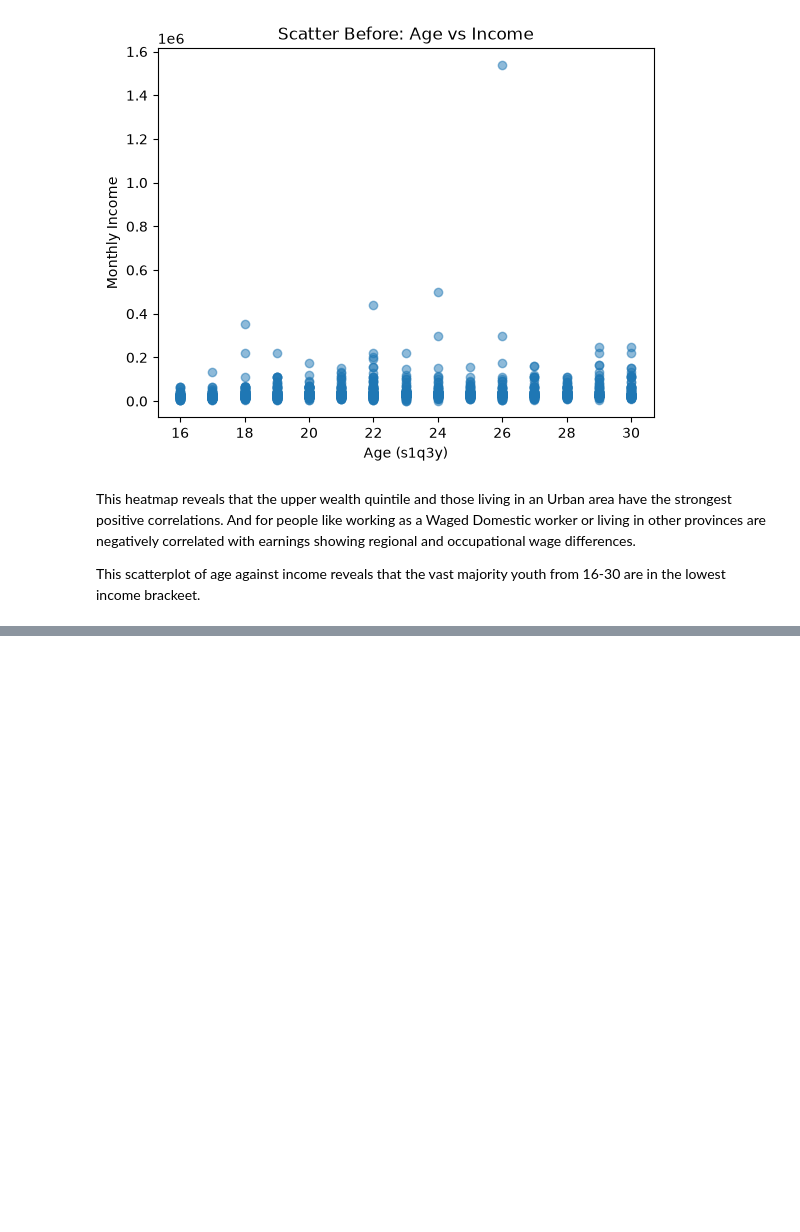
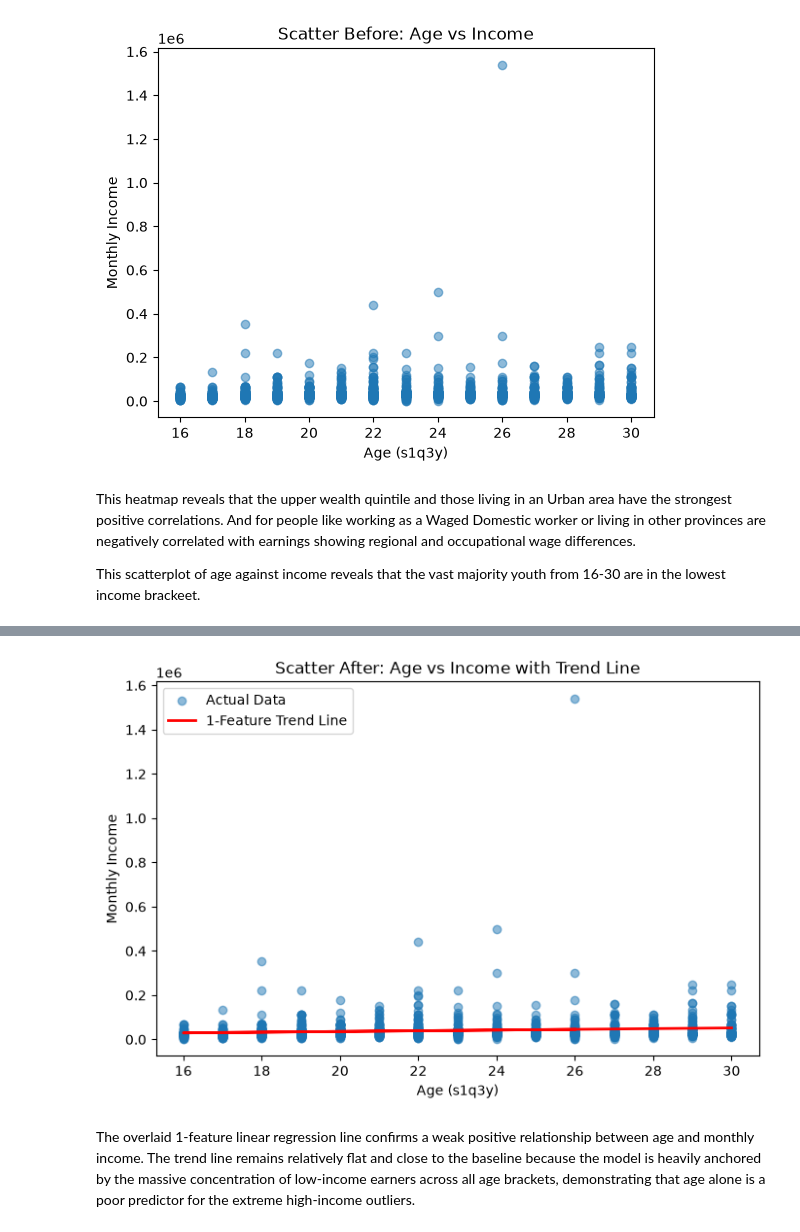
Before and after one commit to boaziza/linear_regression_model, a Jupyter notebook: summative/linear_regression/multivariate.ipynb, the cells around one changed output, grey strips where cells are left out. Cells and saved outputs as stored; diff of their text form; code cells hidden in the pictures; blank space fills up the shorter version.

```diff
--- a/summative/linear_regression/multivariate.ipynb
+++ b/summative/linear_regression/multivariate.ipynb
@@ -128,0 +161,22 @@ The SGDRegressor loss curve shows both MSE remain very high which suggests that
+# %%
+# Train a simple Linear Regression model on just the Age feature
+X_train_single = X_train[['s1q3y']]
+single_lr = LinearRegression()
+single_lr.fit(X_train_single, y_train)
+
+# Re-plot the original scatter
+plt.figure(figsize=(8, 5))
+plt.scatter(df_encoded['s1q3y'], df_encoded['monthly_income'], alpha=0.5, label='Actual Data')
+
+# Overlay the regression prediction line
+plt.plot(X_train_single, single_lr.predict(X_train_single), color='red', linewidth=2, label='1-Feature Trend Line')
+
+plt.xlabel("Age (s1q3y)")
+plt.ylabel("Monthly Income")
+plt.title("Scatter After: Age vs Income with Trend Line")
+plt.legend()
+plt.show()
+# %% [output]
+[figure, added]
+# %% [markdown]
+The overlaid 1-feature linear regression line confirms a weak positive relationship between age and monthly income. The trend line remains relatively flat and close to the baseline because the model is heavily anchored by the massive concentration of low-income earners across all age brackets, demonstrating that age alone is a poor predictor for the extreme high-income outliers.
```
Also changed, not shown: parts of 4 cells of this notebook.
